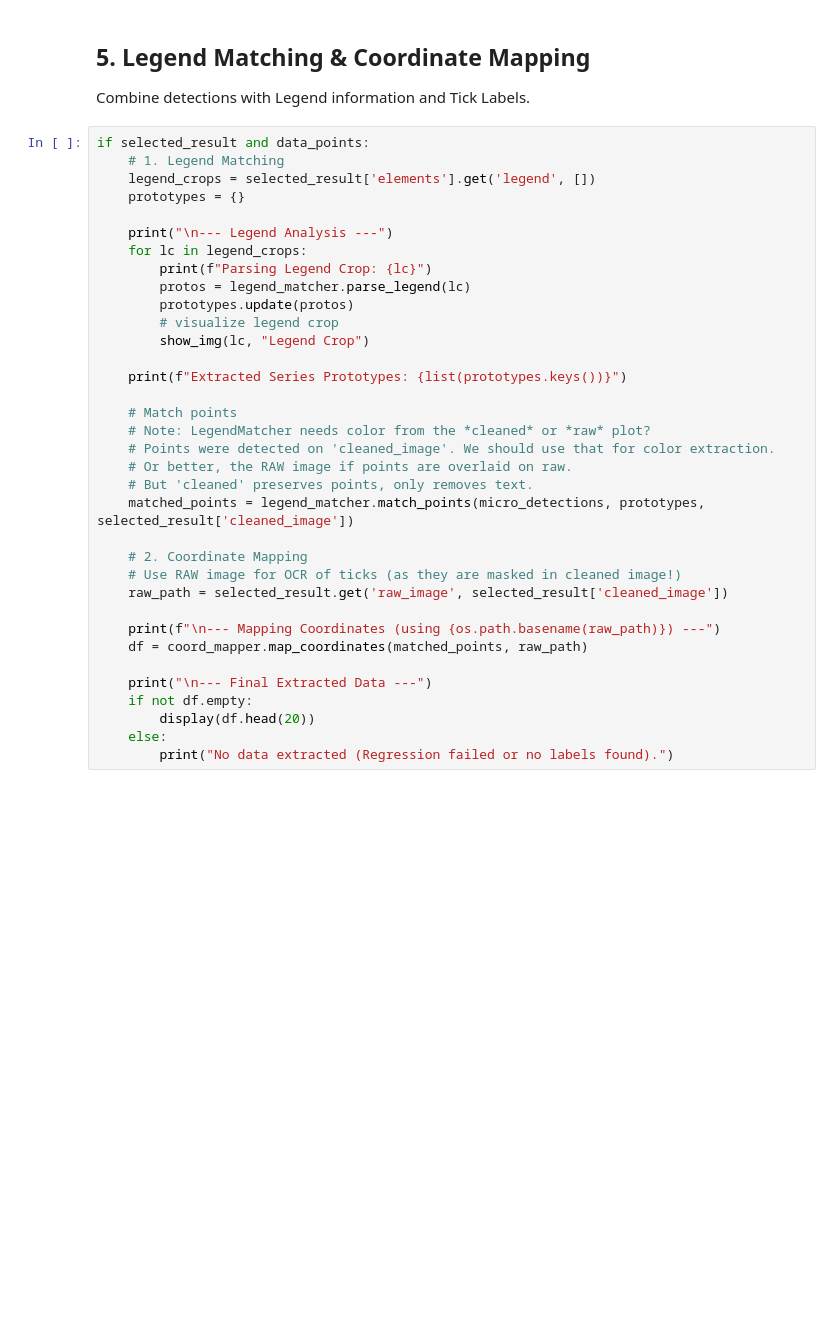
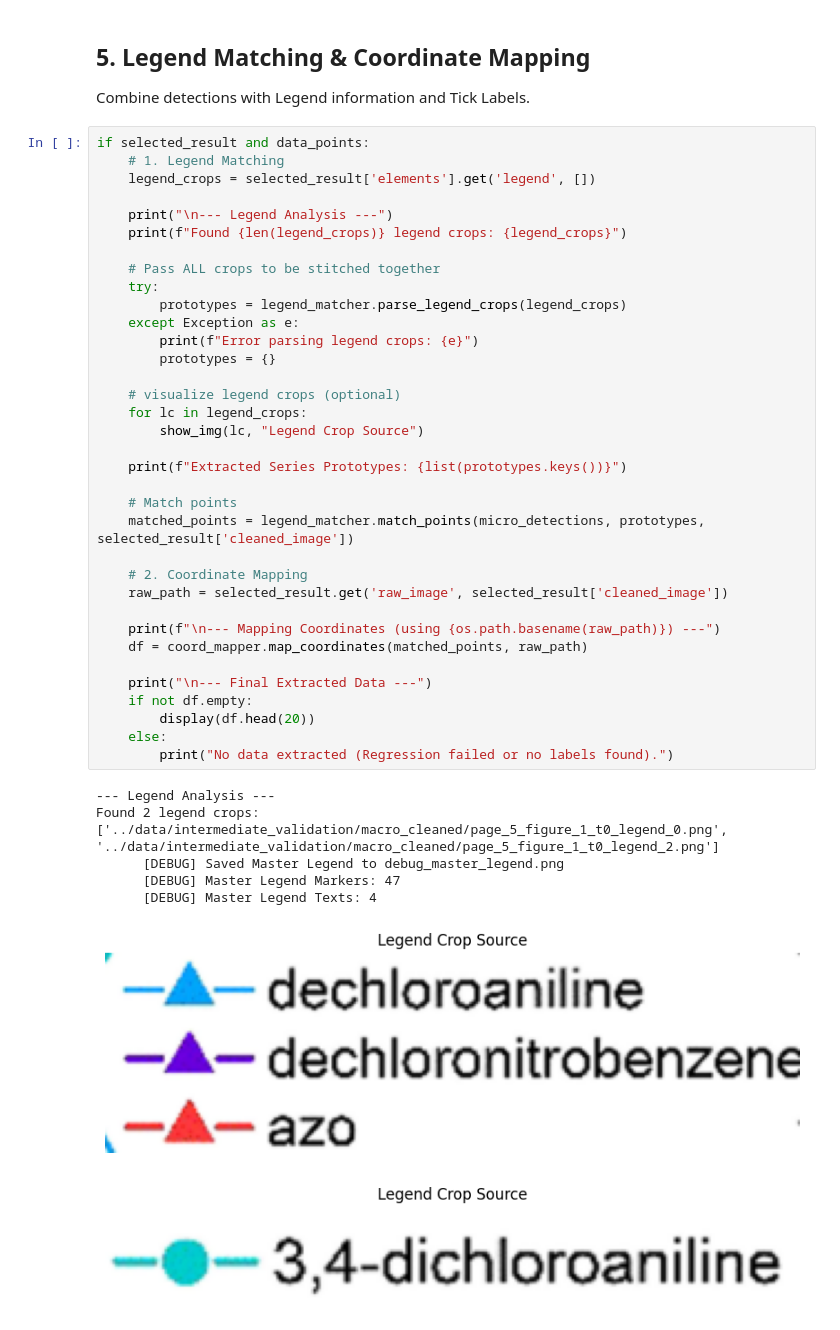
Before and after one commit to wzjeh/FlowFigTabMiner, a Jupyter notebook: notebooks/pipeline_validation.ipynb, the cells around one changed output. Saved outputs shown, nothing was run; the diff lists cells and outputs as text; blank space fills up the shorter version.

```diff
--- a/notebooks/pipeline_validation.ipynb
+++ b/notebooks/pipeline_validation.ipynb
@@ -213,35 +215,43 @@ Combine detections with Legend information and Tick Labels.
 # %%
 if selected_result and data_points:
     # 1. Legend Matching
     legend_crops = selected_result['elements'].get('legend', [])
-    prototypes = {}
 
     print("\n--- Legend Analysis ---")
+    print(f"Found {len(legend_crops)} legend crops: {legend_crops}")
+
+    # Pass ALL crops to be stitched together
+    try:
+        prototypes = legend_matcher.parse_legend_crops(legend_crops)
+    except Exception as e:
+        print(f"Error parsing legend crops: {e}")
+        prototypes = {}
+
+    # visualize legend crops (optional)
     for lc in legend_crops:
-        print(f"Parsing Legend Crop: {lc}")
-        protos = legend_matcher.parse_legend(lc)
-        prototypes.update(protos)
-        # visualize legend crop
-        show_img(lc, "Legend Crop")
+        show_img(lc, "Legend Crop Source")
 
     print(f"Extracted Series Prototypes: {list(prototypes.keys())}")
 
     # Match points
-    # Note: LegendMatcher needs color from the *cleaned* or *raw* plot?
-    # Points were detected on 'cleaned_image'. We should use that for color extraction.
-    # Or better, the RAW image if points are overlaid on raw.
-    # But 'cleaned' preserves points, only removes text.
     matched_points = legend_matcher.match_points(micro_detections, prototypes, selected_result['cleaned_image'])
 
     # 2. Coordinate Mapping
-    # Use RAW image for OCR of ticks (as they are masked in cleaned image!)
     raw_path = selected_result.get('raw_image', selected_result['cleaned_image'])
 
     print(f"\n--- Mapping Coordinates (using {os.path.basename(raw_path)}) ---")
     df = coord_mapper.map_coordinates(matched_points, raw_path)
 
     print("\n--- Final Extracted Data ---")
     if not df.empty:
         display(df.head(20))
     else:
         print("No data extracted (Regression failed or no labels found).")
+# %% [output]
+--- Legend Analysis ---
+Found 2 legend crops: ['../data/intermediate_validation/macro_cleaned/page_5_figure_1_t0_legend_0.png', '../data/intermediate_validation/macro_cleaned/page_5_figure_1_t0_legend_2.png']
+      [DEBUG] Saved Master Legend to debug_master_legend.png
+      [DEBUG] Master Legend Markers: 47
+      [DEBUG] Master Legend Texts: 4
+[figure, added]
+[figure, added]
```
Also changed, not shown: parts of 4 cells of this notebook, 7 other files.
